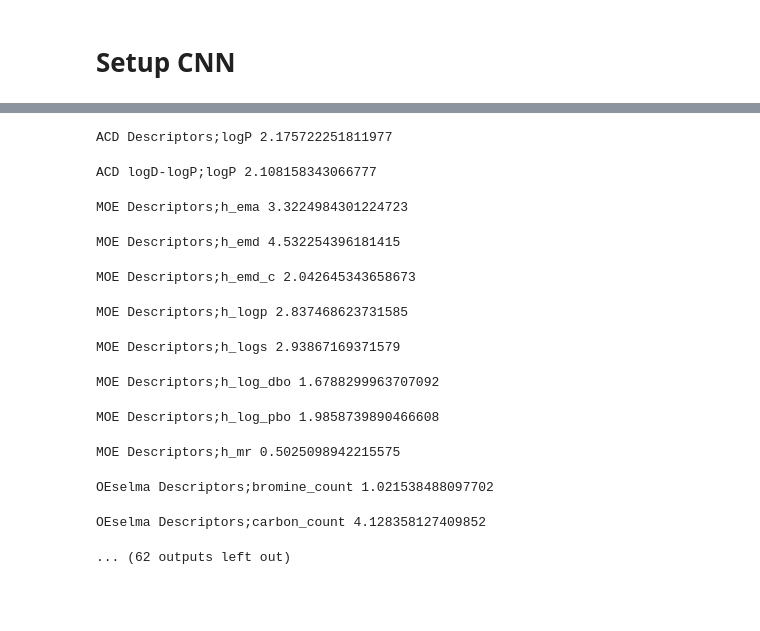
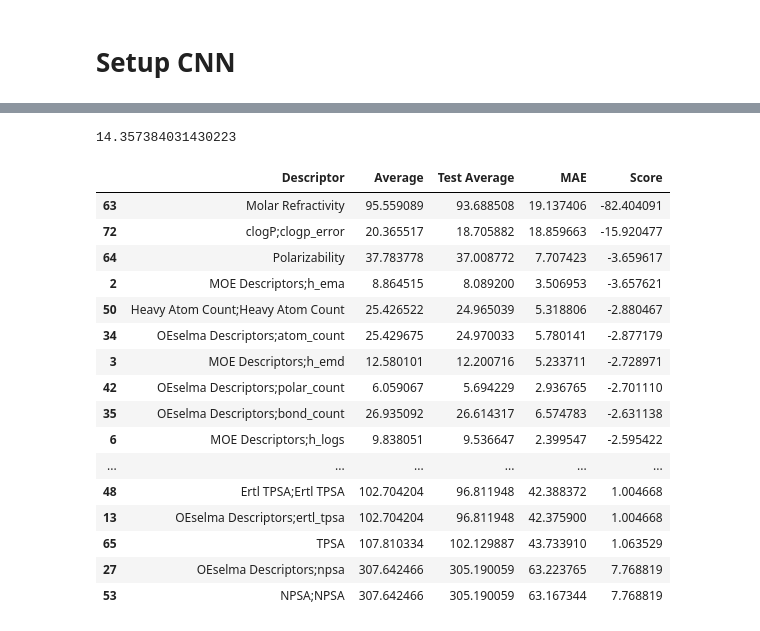
Before and after one commit to axean/mstda, a Jupyter notebook: desc_vec_predict_persistence_image_TRAIN.ipynb, the cells around one changed output, grey strips where cells are left out. Saved outputs shown, nothing was run; the diff lists cells and outputs as text; code cells hidden in the pictures; blank space fills up the shorter version.

Commit message:
ols model

```diff
--- a/desc_vec_predict_persistence_image_TRAIN.ipynb
+++ b/desc_vec_predict_persistence_image_TRAIN.ipynb
@@ -225,0 +292,2 @@ plot_loss(history)
+# %%
+model = tf.keras.models.load_model('saved_model/my_model_final')
@@ -225,0 +298,2 @@ plot_loss(history)
+# %%
+predicted = model.predict(test_data).reshape((test_data.shape[0],num_descriptors))
@@ -226,27 +304,44 @@ plot_loss(history)
 # %%
-compare = np.zeros((test_data.shape[0], num_descriptors, 2))
-compare[:,:,0] = test_labels
-compare[:,:,1] = model.predict(test_data).reshape((test_data.shape[0],num_descriptors))
+out_dict = dict()
+out_dict["Descriptor"] = list()
+out_dict["Average"] = list()
 
-avg_l1_error = np.zeros((num_descriptors))
+for d in descriptors:
+    out_dict["Descriptor"].append(d)
+    out_dict["Average"].append(df[d].mean(skipna = True)) # population mean for this descriptor
 
-for i,t in enumerate(compare):
-    for j,d in enumerate(t):
-        avg_l1_error[j] += np.abs(d[0]-d[1])
+out_dict["Test Average"] = test_labels.mean(axis = 0)
+out_dict["MAE"] = np.abs(test_labels-predicted).mean(axis = 0)
 
-for i,d in enumerate(avg_l1_error/test_data.shape[0]):
-    print(descriptors[i], d)
+z_mae = (out_dict["MAE"] - out_dict["MAE"].mean())/out_dict["MAE"] - out_dict["MAE"].std()
+
+mean_diff = np.abs(out_dict["Test Average"] - out_dict["Average"])
+z_abs_mean_diff = (mean_diff - mean_diff.mean())/mean_diff.std()
+
+Q = 1/z_mae + 1/z_abs_mean_diff
+out_dict["Score"] = Q
+
+pd.set_option("display.max_rows", None, "display.max_columns", None)
+out_df = pd.DataFrame(data = out_dict)
+print(out_dict["MAE"].sum()/74) # THIS IS WHAT tf.keras.losses.MeanAbsoluteError() DOES
+out_df = out_df.sort_values("Score")
+out_df
 # %% [output]
-ACD Descriptors;logP 2.175722251811977
+14.357384031430223
-ACD logD-logP;logP 2.108158343066777
-MOE Descriptors;h_ema 3.3224984301224723
-MOE Descriptors;h_emd 4.532254396181415
-MOE Descriptors;h_emd_c 2.042645343658673
-MOE Descriptors;h_logp 2.837468623731585
-MOE Descriptors;h_logs 2.93867169371579
-MOE Descriptors;h_log_dbo 1.6788299963707092
-MOE Descriptors;h_log_pbo 1.9858739890466608
-MOE Descriptors;h_mr 0.5025098942215575
-OEselma Descriptors;bromine_count 1.021538488097702
-OEselma Descriptors;carbon_count 4.128358127409852
-... (62 outputs left out)
+|  | Descriptor | Average | Test Average | MAE | Score |
+| 63 | Molar Refractivity | 95.559089 | 93.688508 | 19.137406 | -82.404091 |
+| 72 | clogP;clogp_error | 20.365517 | 18.705882 | 18.859663 | -15.920477 |
+| 64 | Polarizability | 37.783778 | 37.008772 | 7.707423 | -3.659617 |
+| 2 | MOE Descriptors;h_ema | 8.864515 | 8.089200 | 3.506953 | -3.657621 |
+| 50 | Heavy Atom Count;Heavy Atom Count | 25.426522 | 24.965039 | 5.318806 | -2.880467 |
+| 34 | OEselma Descriptors;atom_count | 25.429675 | 24.970033 | 5.780141 | -2.877179 |
+| 3 | MOE Descriptors;h_emd | 12.580101 | 12.200716 | 5.233711 | -2.728971 |
+| 42 | OEselma Descriptors;polar_count | 6.059067 | 5.694229 | 2.936765 | -2.701110 |
+| 35 | OEselma Descriptors;bond_count | 26.935092 | 26.614317 | 6.574783 | -2.631138 |
+| 6 | MOE Descriptors;h_logs | 9.838051 | 9.536647 | 2.399547 | -2.595422 |
+| ... | ... | ... | ... | ... | ... |
+| 48 | Ertl TPSA;Ertl TPSA | 102.704204 | 96.811948 | 42.388372 | 1.004668 |
+| 13 | OEselma Descriptors;ertl_tpsa | 102.704204 | 96.811948 | 42.375900 | 1.004668 |
+| 65 | TPSA | 107.810334 | 102.129887 | 43.733910 | 1.063529 |
+| 27 | OEselma Descriptors;npsa | 307.642466 | 305.190059 | 63.223765 | 7.768819 |
+| 53 | NPSA;NPSA | 307.642466 | 305.190059 | 63.167344 | 7.768819 |
```
Also changed, not shown: parts of 30 cells of this notebook, 4 other files.
